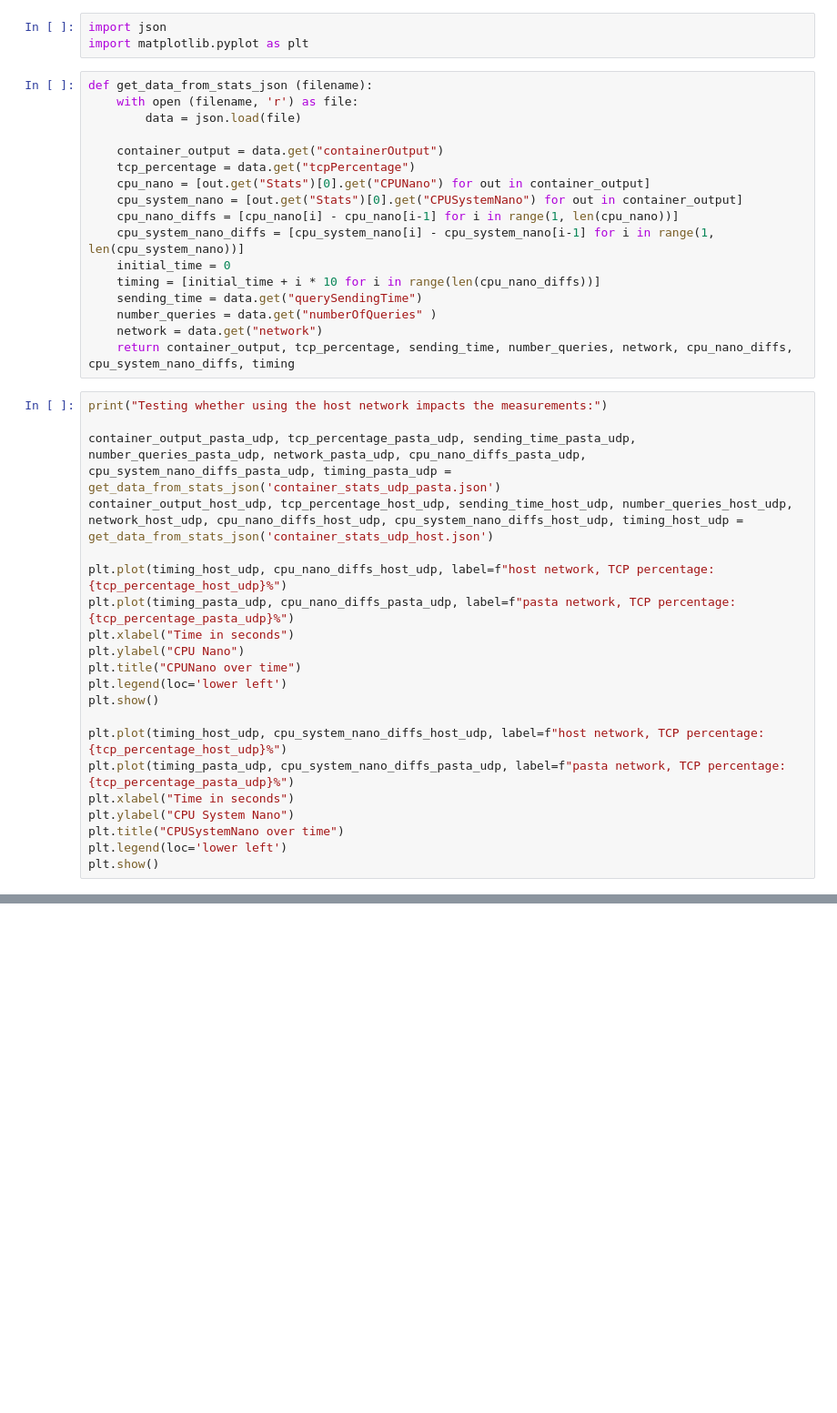
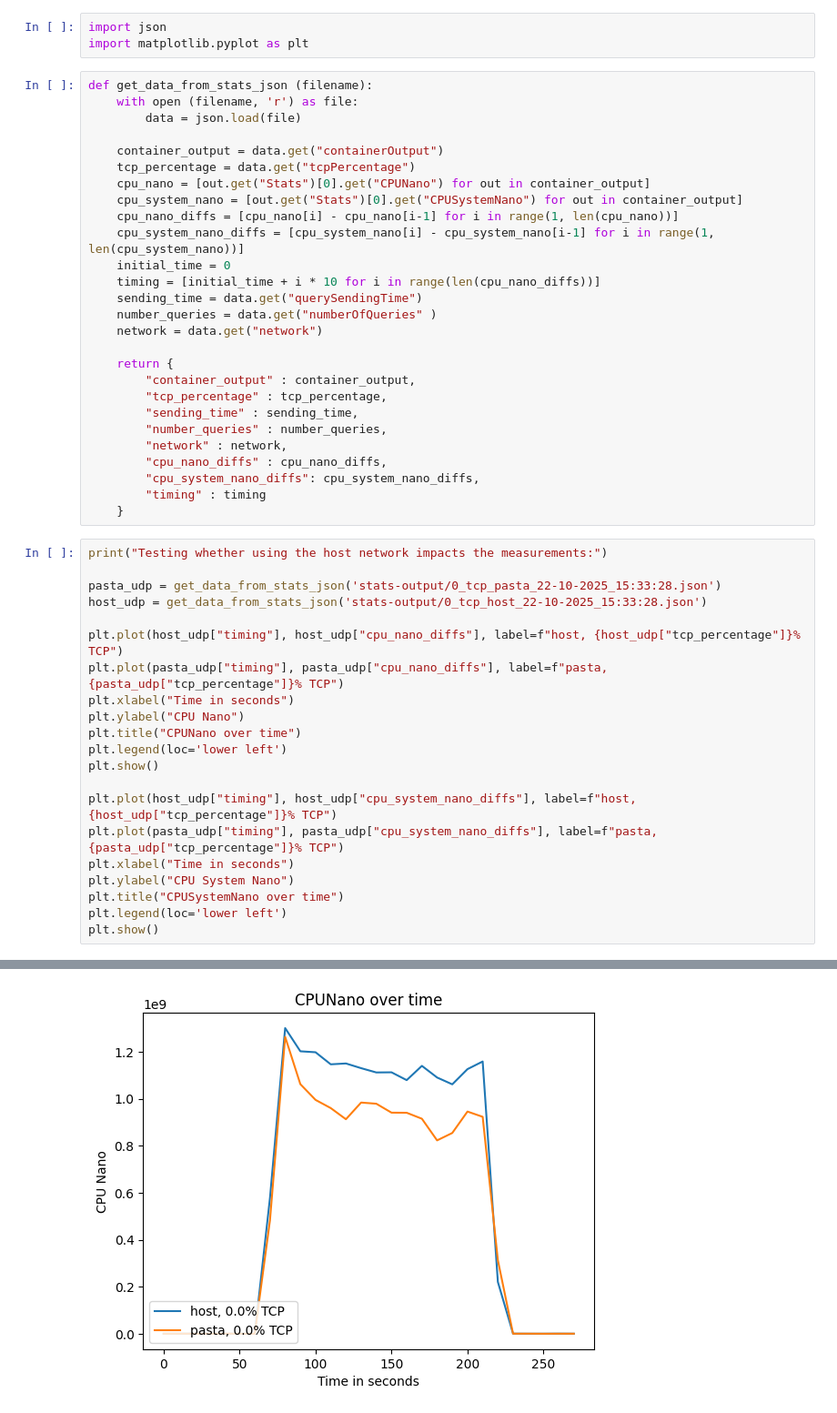
Before and after one commit to SIDN/dns-tcp-measurements, a Jupyter notebook: make_graphs.ipynb, the cells around one changed output, grey strips where cells are left out. Shown at 91% size. Saved outputs shown, nothing was run; the diff lists cells and outputs as text; blank space fills up the shorter version.

```diff
--- a/make_graphs.ipynb
+++ b/make_graphs.ipynb
@@ -17,25 +17,36 @@ def get_data_from_stats_json (filename):
     sending_time = data.get("querySendingTime")
     number_queries = data.get("numberOfQueries" )
     network = data.get("network")
-    return container_output, tcp_percentage, sending_time, number_queries, network, cpu_nano_diffs, cpu_system_nano_diffs, timing
+
+    return {
+        "container_output" : container_output,
+        "tcp_percentage" : tcp_percentage,
+        "sending_time" : sending_time,
+        "number_queries" : number_queries,
+        "network" : network,
+        "cpu_nano_diffs" : cpu_nano_diffs,
+        "cpu_system_nano_diffs": cpu_system_nano_diffs,
+        "timing" : timing
+    }
 # %%
 print("Testing whether using the host network impacts the measurements:")
 
-container_output_pasta_udp, tcp_percentage_pasta_udp, sending_time_pasta_udp, number_queries_pasta_udp, network_pasta_udp, cpu_nano_diffs_pasta_udp, cpu_system_nano_diffs_pasta_udp, timing_pasta_udp = get_data_from_stats_json('container_stats_udp_pasta.json')
-container_output_host_udp, tcp_percentage_host_udp, sending_time_host_udp, number_queries_host_udp, network_host_udp, cpu_nano_diffs_host_udp, cpu_system_nano_diffs_host_udp, timing_host_udp = get_data_from_stats_json('container_stats_udp_host.json')
+pasta_udp = get_data_from_stats_json('stats-output/0_tcp_pasta_22-10-2025_15:33:28.json')
+host_udp = get_data_from_stats_json('stats-output/0_tcp_host_22-10-2025_15:33:28.json')
 
-plt.plot(timing_host_udp, cpu_nano_diffs_host_udp, label=f"host network, TCP percentage: {tcp_percentage_host_udp}%")
-plt.plot(timing_pasta_udp, cpu_nano_diffs_pasta_udp, label=f"pasta network, TCP percentage: {tcp_percentage_pasta_udp}%")
+plt.plot(host_udp["timing"], host_udp["cpu_nano_diffs"], label=f"host, {host_udp["tcp_percentage"]}% TCP")
+plt.plot(pasta_udp["timing"], pasta_udp["cpu_nano_diffs"], label=f"pasta, {pasta_udp["tcp_percentage"]}% TCP")
 plt.xlabel("Time in seconds")
 plt.ylabel("CPU Nano")
 plt.title("CPUNano over time")
 plt.legend(loc='lower left')
 plt.show()
 
-plt.plot(timing_host_udp, cpu_system_nano_diffs_host_udp, label=f"host network, TCP percentage: {tcp_percentage_host_udp}%")
-plt.plot(timing_pasta_udp, cpu_system_nano_diffs_pasta_udp, label=f"pasta network, TCP percentage: {tcp_percentage_pasta_udp}%")
+plt.plot(host_udp["timing"], host_udp["cpu_system_nano_diffs"], label=f"host, {host_udp["tcp_percentage"]}% TCP")
+plt.plot(pasta_udp["timing"], pasta_udp["cpu_system_nano_diffs"], label=f"pasta, {pasta_udp["tcp_percentage"]}% TCP")
 plt.xlabel("Time in seconds")
 plt.ylabel("CPU System Nano")
 plt.title("CPUSystemNano over time")
 plt.legend(loc='lower left')
 plt.show()
+# %% [output]
@@ -41,0 +54 @@ plt.show()
+[figure, added]
```
Also changed, not shown: parts of 6 cells of this notebook, 3 other files.
